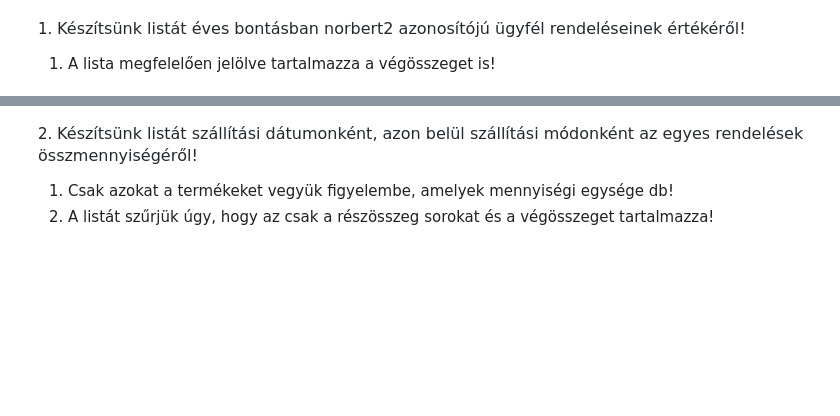
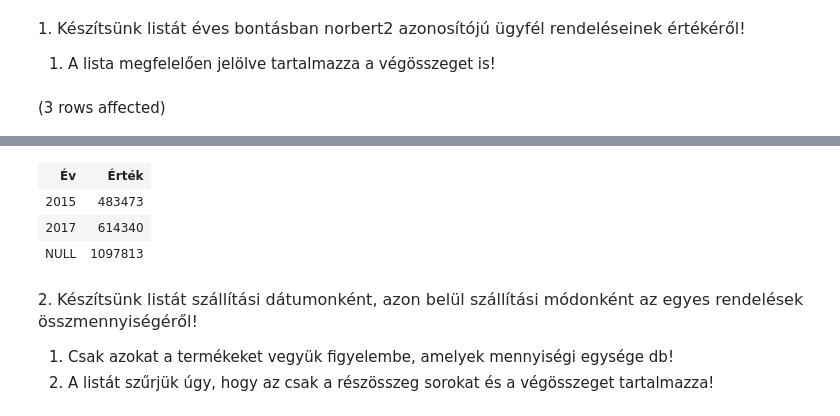
Before and after one commit to zsofikozma/adatbazisok, a Jupyter notebook: gyakorlat05_feladatok.ipynb, the cells around one changed output, grey strips where cells are left out. Saved outputs shown, nothing was run; the diff lists cells and outputs as text; code cells hidden in the pictures; blank space fills up the shorter version.

```diff
--- a/gyakorlat05_feladatok.ipynb
+++ b/gyakorlat05_feladatok.ipynb
@@ -2,3 +2,11 @@
 1. <span style="color: rgb(36, 41, 47); font-family: -apple-system, BlinkMacSystemFont, &quot;Segoe UI&quot;, Helvetica, Arial, sans-serif, &quot;Apple Color Emoji&quot;, &quot;Segoe UI Emoji&quot;; font-size: 16px;">Készítsünk listát éves bontásban norbert2 azonosítójú ügyfél rendeléseinek értékéről!</span>
 
 1. A lista megfelelően jelölve tartalmazza a végösszeget is!
+# %%
+SELECT IIF(year(CAST(REND_DATUM AS date)) AS 'Év',
+       SUM(rt.MENNYISEG*rt.EGYSEGAR) AS 'Érték'
+FROM Rendeles r JOIN Rendeles_tetel rt ON r.SORSZAM = rt.SORSZAM
+WHERE LOGIN = 'norbert2'
+GROUP BY ROLLUP(year(CAST(REND_DATUM AS date)))
+# %% [output]
+(3 rows affected)
@@ -5,3 +14,7 @@
+| Év | Érték |
+| 2015 | 483473 |
+| 2017 | 614340 |
+| NULL | 1097813 |
 # %% [markdown]
 2. <span style="color: rgb(36, 41, 47); font-family: -apple-system, BlinkMacSystemFont, &quot;Segoe UI&quot;, Helvetica, Arial, sans-serif, &quot;Apple Color Emoji&quot;, &quot;Segoe UI Emoji&quot;; font-size: 16px;">Készítsünk listát szállítási dátumonként, azon belül szállítási módonként az egyes rendelések összmennyiségéről!</span>
 
```
Also changed, not shown: parts of 4 cells of this notebook.
